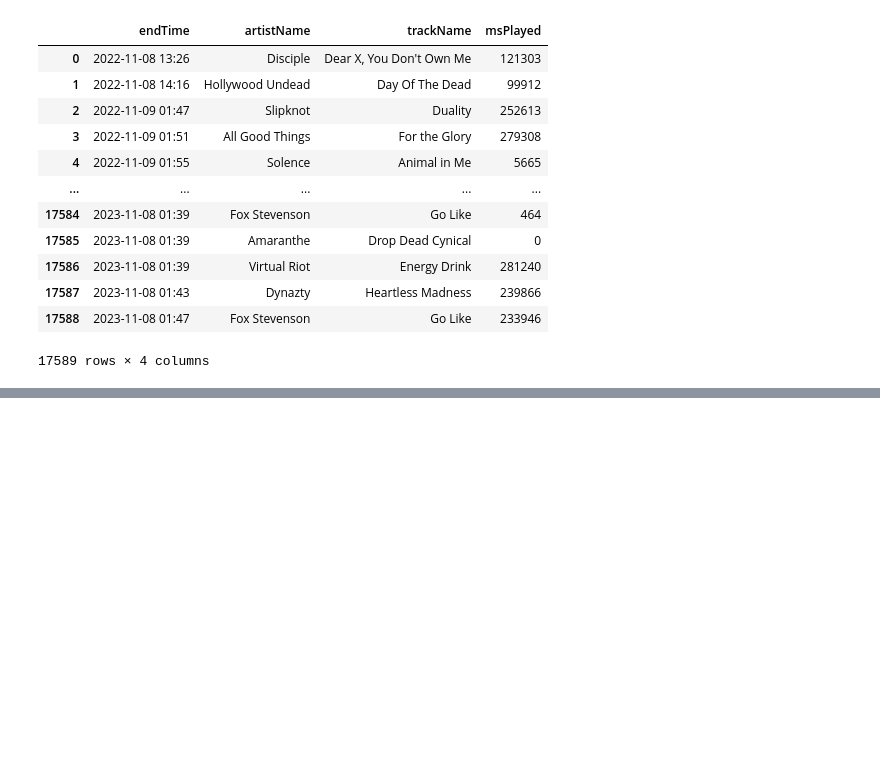
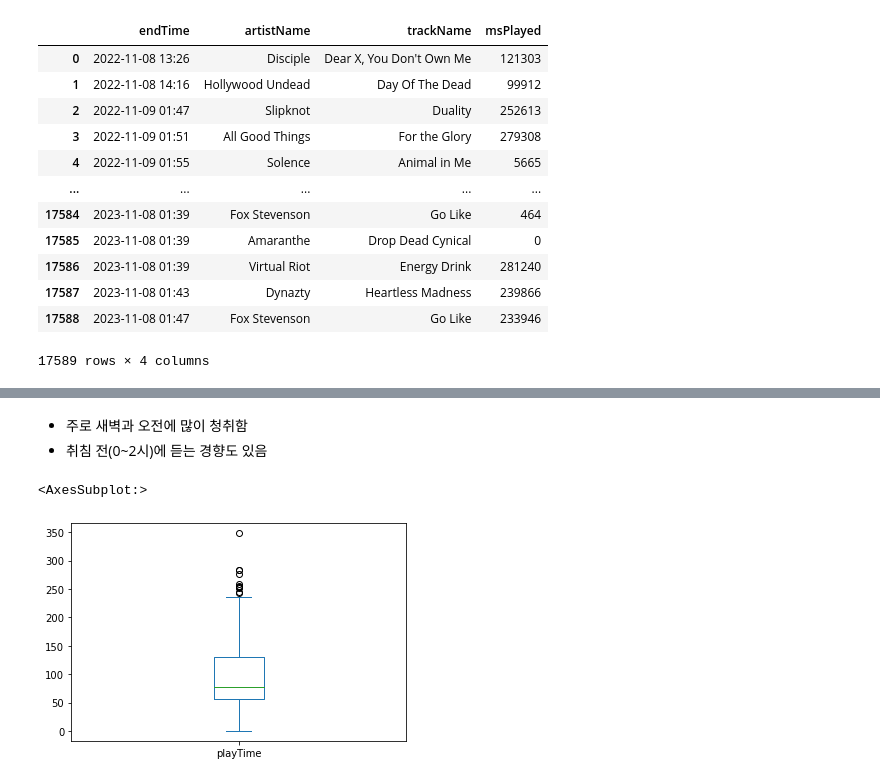
Before and after one commit to ShinHongKyu/spotify-my-history, a Jupyter notebook: my-spotify-history.ipynb, the cells around one changed output, grey strips where cells are left out. Cells and saved outputs as stored; diff of their text form; code cells hidden in the pictures; blank space fills up the shorter version.

```diff
--- a/my-spotify-history.ipynb
+++ b/my-spotify-history.ipynb
@@ -47,0 +88,13 @@ history
+# %% [markdown]
+* 주로 새벽과 오전에 많이 청취함
+* 취침 전(0~2시)에 듣는 경향도 있음
+# %%
+# 2. 플레이타임
+# 하루에 얼마나 듣는지?
+# 일별 playtime 합산
+# 합산된 시간의 분포 확인
+daily_playtime= history['playTime'].groupby(history['streamingDate']).sum().reset_index()
+daily_playtime['playTime'].plot.box()
+# %% [output]
+<AxesSubplot:>
+[figure, added]
```
Also changed, not shown: parts of 9 cells of this notebook.
